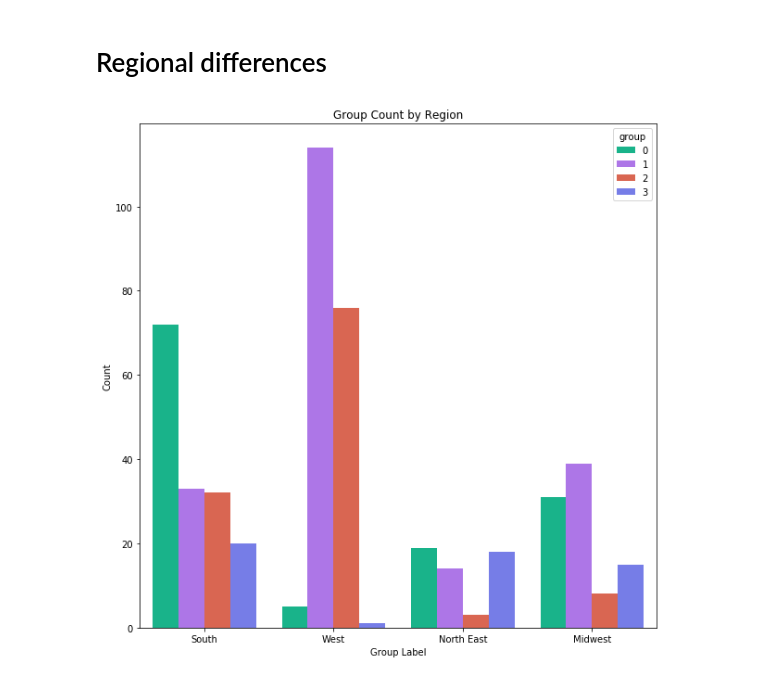
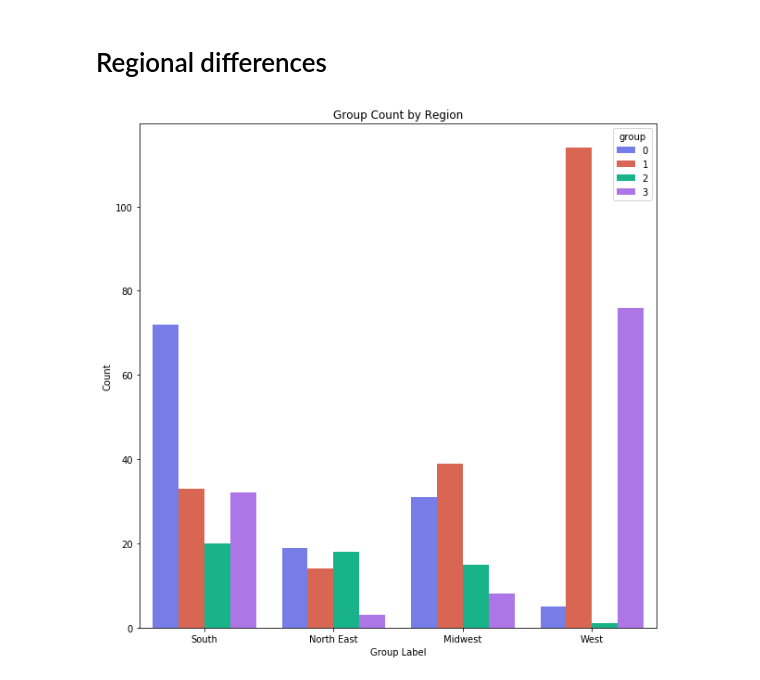
Before and after one commit to rhkhoo/CDC_Health_Clusters, a Jupyter notebook: KMeans.ipynb, the cells around one changed output. Drawn from its saved outputs; the diff is of its cells as text; code cells hidden in the pictures.

```diff
--- a/KMeans.ipynb
+++ b/KMeans.ipynb
@@ -267,8 +305,8 @@ upper_bound             17.5
 Name: 2, dtype: object
 # %% [markdown]
 According to the confidence intervals, there is no statistical difference in the binge drinking column
-# %%
-cdc_og.sort('')
+# %%
+cdc_og = cdc_og.sort_values(by = 'group')
 # %% [markdown]
 # Plotting groups on a map
 # %%
@@ -311,10 +348,10 @@ mw = cdc_og[cdc_og['Region'] == 'Midwest']
 wst = cdc_og[cdc_og['Region'] == 'West']
 # %%
 plt.figure(figsize = (10,10))
-sns.countplot(x = 'Region', hue = 'group', data = cdc_og, palette = ['#00cc96', '#ac63fa', '#ef563b', '#636dfa'])
+sns.countplot(x = 'Region', hue = 'group', data = cdc_og, palette = ['#636dfa', '#ef563b','#00cc96','#ac63fa'])
 plt.title('Group Count by Region')
 plt.xlabel('Group Label')
 plt.ylabel('Count')
 plt.show()
 # %% [output]
-[figure, old version]
+[figure, new version]
```
Also changed, not shown: parts of 7 cells of this notebook, 4 other files.
